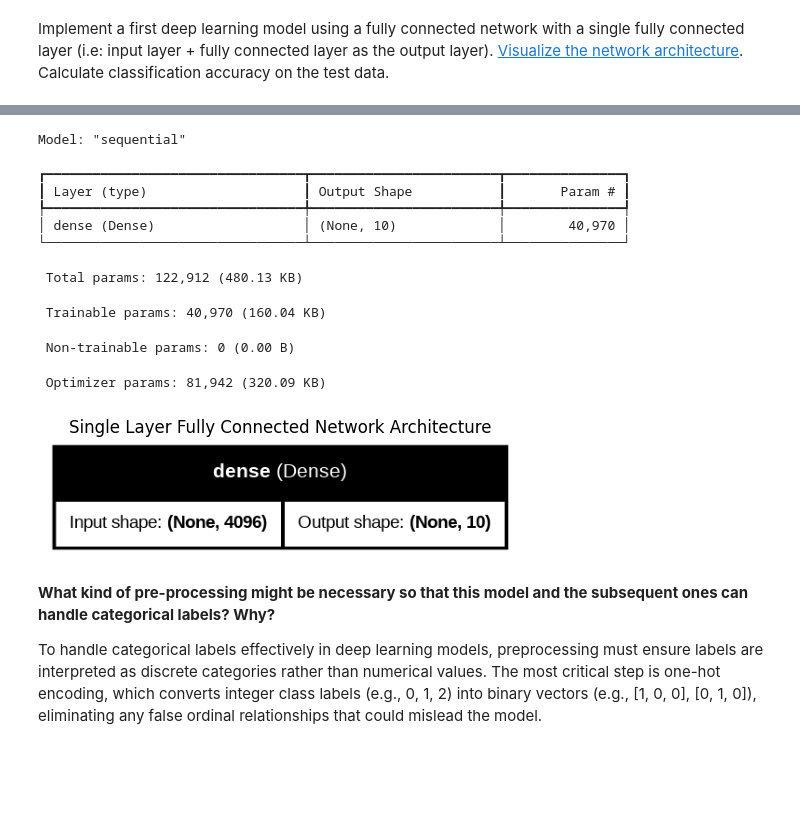
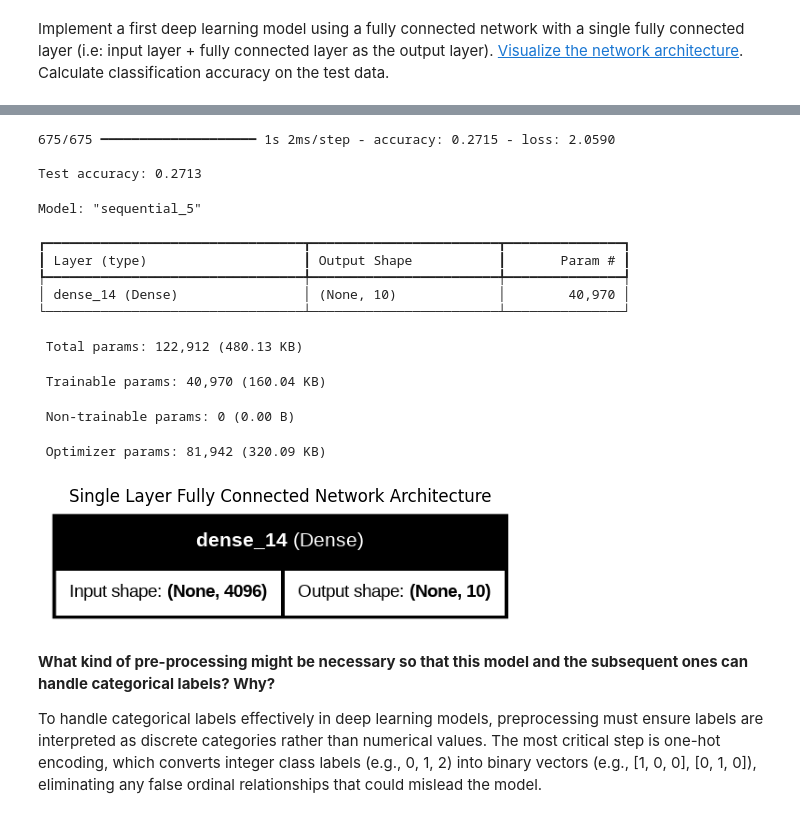
Before and after one commit to junyi2022/musa-650-remote-sensing, a Jupyter notebook: assignments/HW4/HW4.ipynb, the cells around one changed output, grey strips where cells are left out. Drawn from its saved outputs; the diff is of its cells as text; code cells hidden in the pictures; blank space fills up the shorter version.

```diff
--- a/assignments/HW4/HW4.ipynb
+++ b/assignments/HW4/HW4.ipynb
@@ -719,39 +721,31 @@ For this section, use the same greyscale images that you used in the traditional
 #### 3.1.1 Model One
 # %% [markdown]
 Implement a first deep learning model using a fully connected network with a single fully connected layer (i.e: input layer + fully connected layer as the output layer). [Visualize the network architecture](https://faroit.com/keras-docs/2.0.8/visualization/). Calculate classification accuracy on the test data.
+# %%
+# 1. Prepare Data (using existing grayscale images)
+
+# Normalize pixel values to [0,1]
+x_train_gray_nor = x_train_gray.astype('float32') / 255.0
+x_test_gray_nor = x_test_gray.astype('float32') / 255.0
+
+# Convert labels to one-hot encoding
+y_train = keras.utils.to_categorical(y_train, 10)
+y_test = keras.utils.to_categorical(y_test, 10)
 # %%
-# 1. Prepare Data (using existing grayscale images)
-
-# Normalize pixel values to [0,1]
-x_train = x_train_gray.astype('float32') / 255.0
-x_test = x_test_gray.astype('float32') / 255.0
-
-# Convert labels to one-hot encoding
-y_train = keras.utils.to_categorical(y_train, 10)
-y_test = keras.utils.to_categorical(y_test, 10)
-
-# 2. Build Model
-model = keras.Sequential([
+# Build Model
+model1 = keras.Sequential([
     layers.Input(shape=(4096,)),  # Input layer for flattened 64x64 images
     layers.Dense(10, activation='softmax')  # Output layer with 10 classes
 ])
 
-# 3. Visualize Architecture
-plot_model(model, to_file='single_layer_fc.png', show_shapes=True)
-print("Model architecture saved as single_layer_fc.png")
-
-# 4. Compile Model
-model.compile(optimizer='adam',
+# Compile Model
+model1.compile(optimizer='adam',
               loss='categorical_crossentropy',
               metrics=['accuracy'])
 
-# 5. Train Model
-history = model.fit(x_train, y_train,
+# Train Model
+history = model1.fit(x_train_gray_nor, y_train,
                     batch_size=64,
                     epochs=10,
-                    validation_data=(x_test, y_test))
-
-# 6. Evaluate
-test_loss, test_acc = model.evaluate(x_test, y_test)
-print(f'\nTest accuracy: {test_acc:.4f}')
+                    validation_data=(x_test_gray_nor, y_test))
 # %% [output]
@@ -775,11 +772,19 @@ Test accuracy: 0.2227
+# %%
+# Evaluate
+test_loss, test_acc = model1.evaluate(x_test_gray_nor, y_test)
+print(f'\nTest accuracy: {test_acc:.4f}')
+# %% [output]
+675/675 ━━━━━━━━━━━━━━━━━━━━ 1s 2ms/step - accuracy: 0.2715 - loss: 2.0590
+
+Test accuracy: 0.2713
 # %%
-model.summary()
+model1.summary()
 # %% [output]
-Model: "sequential"
+Model: "sequential_5"
 ┏━━━━━━━━━━━━━━━━━━━━━━━━━━━━━━━━━┳━━━━━━━━━━━━━━━━━━━━━━━━┳━━━━━━━━━━━━━━━┓
 ┃ Layer (type)                    ┃ Output Shape           ┃       Param # ┃
 ┡━━━━━━━━━━━━━━━━━━━━━━━━━━━━━━━━━╇━━━━━━━━━━━━━━━━━━━━━━━━╇━━━━━━━━━━━━━━━┩
-│ dense (Dense)                   │ (None, 10)             │        40,970 │
+│ dense_14 (Dense)                │ (None, 10)             │        40,970 │
 └─────────────────────────────────┴────────────────────────┴───────────────┘
  Total params: 122,912 (480.13 KB)
  Trainable params: 40,970 (160.04 KB)
@@ -788,25 +793,25 @@ Model: "sequential"
 # %%
 # Visualize the architecture with better formatting
 plot_model(
-    model,
+    model1,
     to_file='single_layer_fc.png',
     show_shapes=True,
     show_layer_names=True,
     rankdir='LR',  # Left-to-right orientation
     dpi=96,
     layer_range=None,
     expand_nested=False
 )
 
 # Display the image in notebook
 img = plt.imread('single_layer_fc.png')
 plt.figure(figsize=(6, 4))
 plt.imshow(img)
 plt.axis('off')
 plt.title('Single Layer Fully Connected Network Architecture')
 plt.show()
 # %% [output]
-[figure, old version]
+[figure, new version]
 # %% [markdown]
 **What kind of pre-processing might be necessary so that this model and the subsequent ones can handle categorical labels? Why?**
 
```
Also changed, not shown: parts of 40 cells of this notebook.
